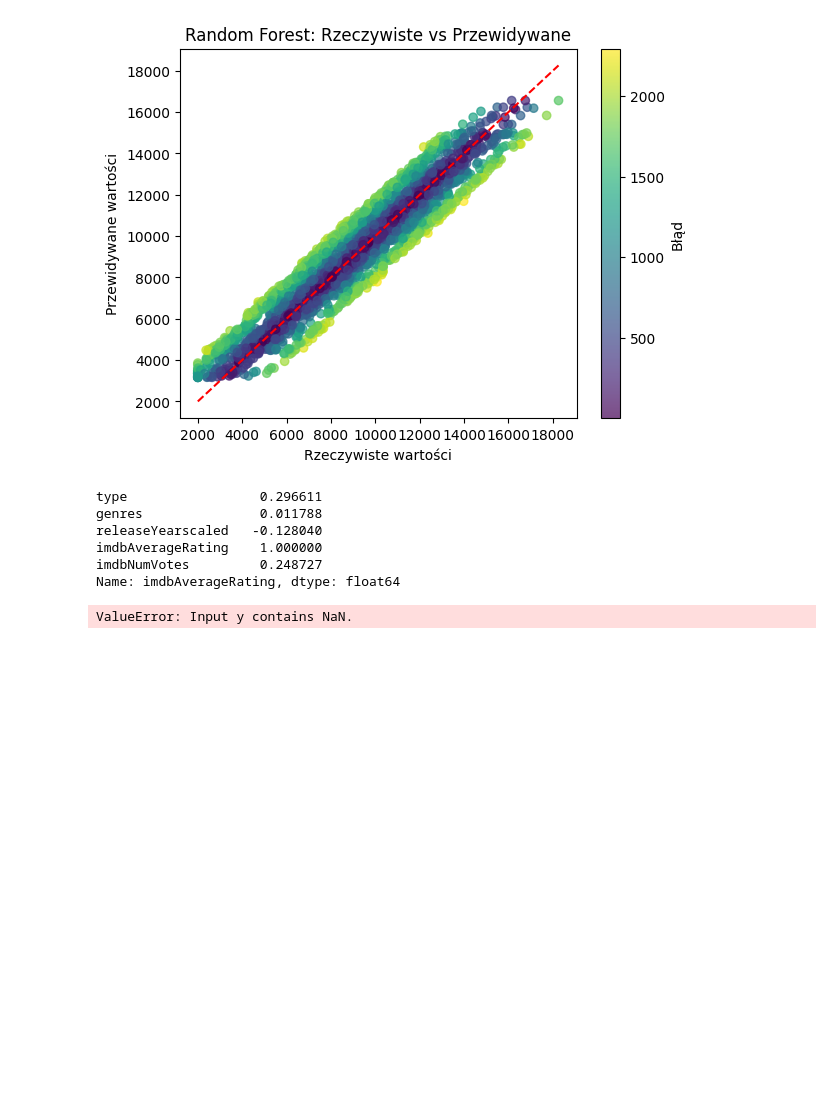
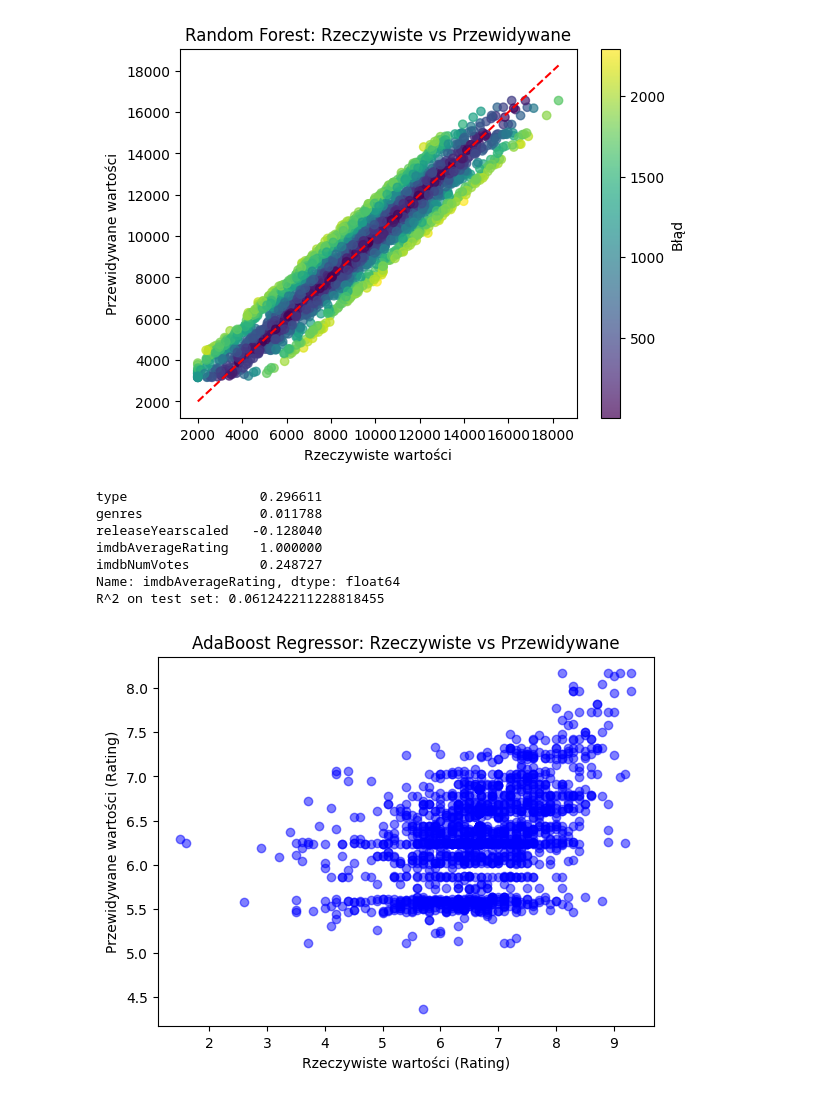
Before and after one commit to hgf700/Python-scikit-learn-alg, a Jupyter notebook: llmy/Untitled.ipynb, the cells around one changed output. Cells and saved outputs as stored; diff of their text form; code cells hidden in the pictures; blank space fills up the shorter version.

```diff
--- a/llmy/Untitled.ipynb
+++ b/llmy/Untitled.ipynb
@@ -1916,10 +1916,6 @@ from sklearn.impute import SimpleImputer
 # Wczytanie danych
 csv_path = r'C:\Users\USER098\Documents\GitHub\Python-scikit-learn-alg\llmy\archive\film_imdbrating.csv'
 df = pd.read_csv(csv_path)
-
-imputer = SimpleImputer(strategy='mean')
-X_train_imputed = imputer.fit_transform(X_train)
-X_test_imputed = imputer.transform(X_test)
 
 # Kodowanie kategorii na liczby
 label = LabelEncoder()
@@ -1939,35 +1935,43 @@ X = df[['type', 'genres', 'imdbNumVotes']]
 y = df['imdbAverageRating']
 
 # Podział danych na zbiór treningowy i testowy
 X_train, X_test, y_train, y_test = train_test_split(X, y, random_state=41, test_size=0.3)
 
+# Imputowanie brakujących wartości
+imputer = SimpleImputer(strategy='mean')
+X_train_imputed = imputer.fit_transform(X_train)  # Imputujemy X_train
+X_test_imputed = imputer.transform(X_test)  # Imputujemy X_test
+y_train_imputed = imputer.fit_transform(y_train.values.reshape(-1, 1)).ravel()  # Imputujemy y_train
+y_test_imputed = imputer.transform(y_test.values.reshape(-1, 1)).ravel()  # Imputujemy y_test
+
 # Estymator bazowy (drzewo decyzyjne)
 myestimator = DecisionTreeRegressor(max_depth=5)
 
 # Inicjalizacja modelu AdaBoost
 clf = AdaBoostRegressor(estimator=myestimator, random_state=41)
 
 # Train the model using the imputed data
-clf.fit(X_train_imputed, y_train)
+clf.fit(X_train_imputed, y_train_imputed)
 
 # Przewidywanie
-y_pred = clf.predict(X_test)
+y_pred = clf.predict(X_test_imputed)
 
 # Ocena modelu
-r2_test = r2_score(y_test, y_pred)
+r2_test = r2_score(y_test_imputed, y_pred)
 print(f"R^2 on test set: {r2_test}")
 
 # Wizualizacja wyników
-plt.scatter(y_test, y_pred, color='blue', alpha=0.5)
+plt.scatter(y_test_imputed, y_pred, color='blue', alpha=0.5)
 plt.xlabel('Rzeczywiste wartości (Rating)')
 plt.ylabel('Przewidywane wartości (Rating)')
 plt.title('AdaBoost Regressor: Rzeczywiste vs Przewidywane')
 plt.show()
 # %% [output]
 type                 0.296611
 genres               0.011788
 releaseYearscaled   -0.128040
 imdbAverageRating    1.000000
 imdbNumVotes         0.248727
 Name: imdbAverageRating, dtype: float64
+R^2 on test set: 0.061242211228818455
-ValueError: Input y contains NaN.
+[figure, added]
```
Also changed, not shown: parts of 4 cells of this notebook.
